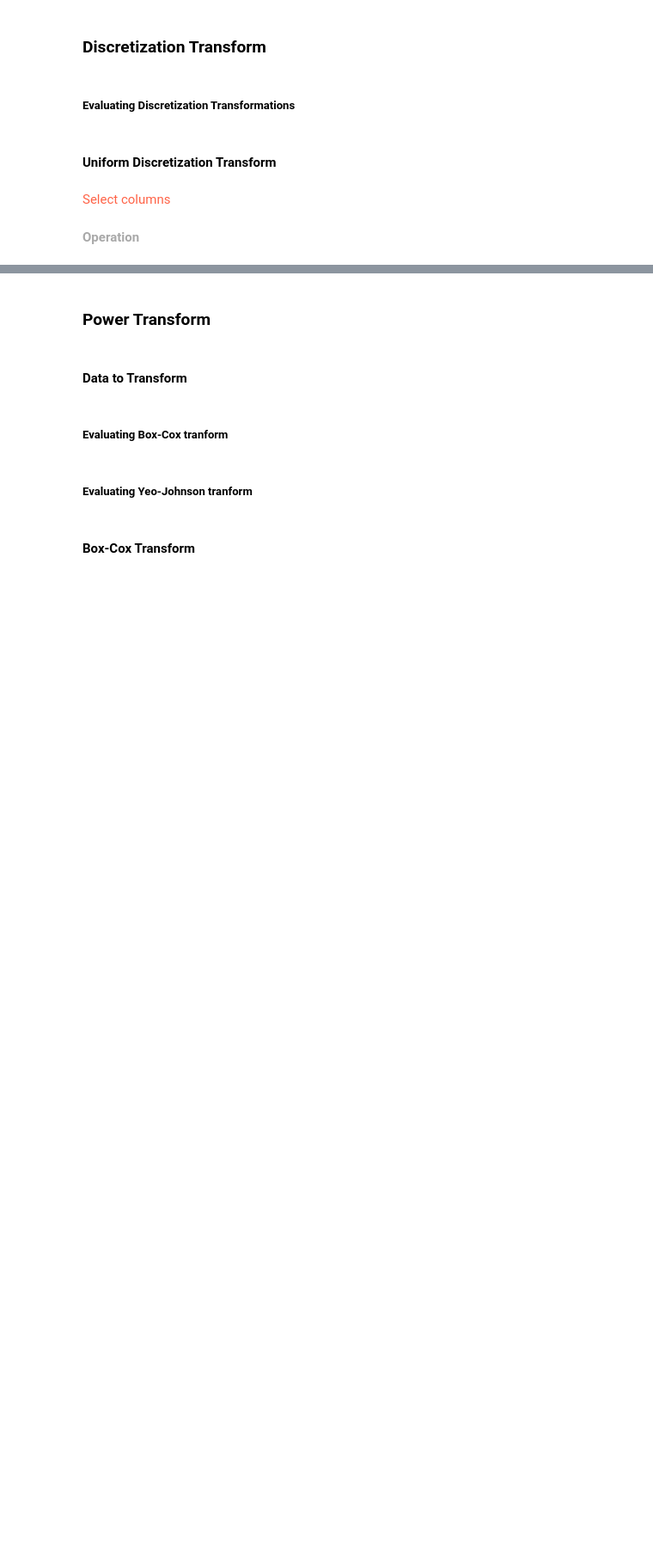
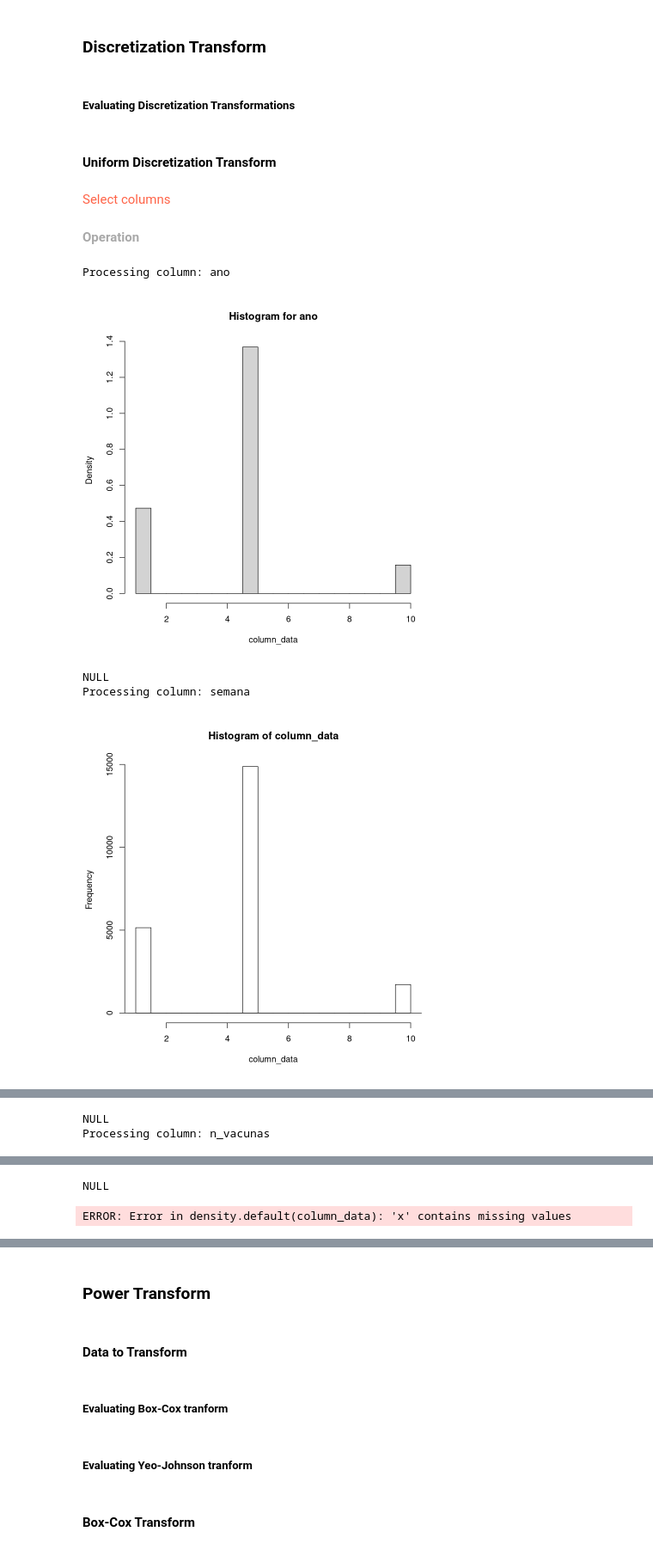
Before and after one commit to URJCDSLab/CitizenLab-Research-and-Development, a Jupyter notebook: casos_urjc/notebooks/dominios_II_y_III/04_vacunas/14.- Feature Data Transform_04_19_vacunacion_completo_v_01.ipynb, the cells around one changed output, grey strips where cells are left out. Shown at 86% size. Drawn from its saved outputs; the diff is of its cells as text; code cells hidden in the pictures; blank space fills up the shorter version.

```diff
--- a/casos_urjc/notebooks/dominios_II_y_III/04_vacunas/14.- Feature Data Transform_04_19_vacunacion_completo_v_01.ipynb
+++ b/casos_urjc/notebooks/dominios_II_y_III/04_vacunas/14.- Feature Data Transform_04_19_vacunacion_completo_v_01.ipynb
@@ -198,2 +329,4 @@ vars <- c(...)
+# %%
+cols <- sapply(data, is.numeric)
 # %% [markdown]
 <font color='darkgrey'><b>Operation</font>
@@ -201,0 +333,24 @@ data |> mutate(across(vars), cut(breaks = 10))
+# %%
+# create a copy of the original data frame
+data_discretized <- data
+
+# number of intervals
+k <- 10  # change this value according to your needs
+
+# discretize each numeric column
+for (col_name in names(numeric_cols)[numeric_cols]) {
+  data_discretized[[col_name]] <- cut(data[[col_name]], breaks = k, labels = FALSE)
+}
+for (col_name in names(cols)[cols]) {
+    cat("Processing column:", col_name, "\n")
+    column_data <- data_discretized[[col_name]]
+    hist_plot <- hist(column_data, freq = FALSE, main = paste("Histogram for", col_name))
+    print(plot(hist_plot))
+    lines(density(column_data))
+}
+# %% [output]
+Processing column: ano
+[figure, added]
+NULL
+Processing column: semana
+[figure, added]
@@ -201,0 +358,2 @@ data |> mutate(across(vars), cut(breaks = 10))
+NULL
+Processing column: n_vacunas
@@ -201,0 +361,2 @@ data |> mutate(across(vars), cut(breaks = 10))
+NULL
+ERROR: Error in density.default(column_data): 'x' contains missing values
```
Also changed, not shown: parts of 61 cells of this notebook, 3 other files.
